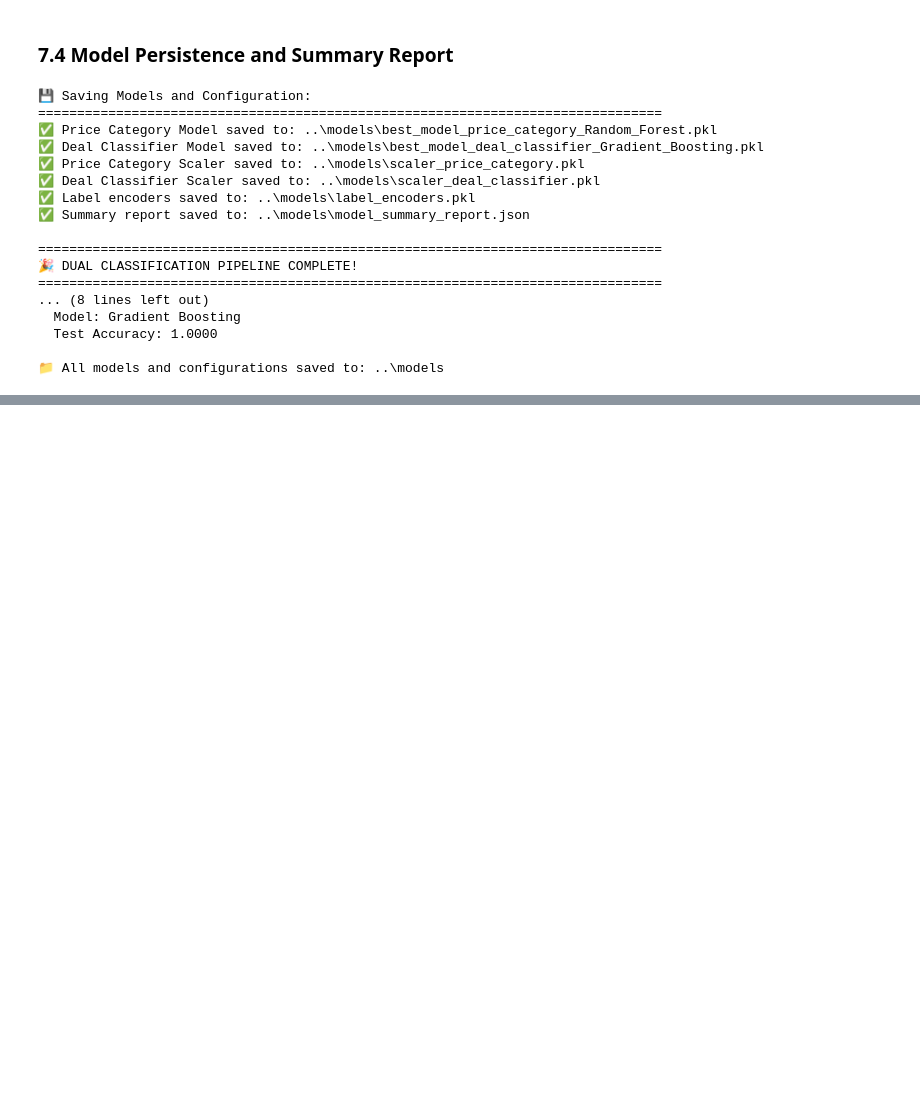
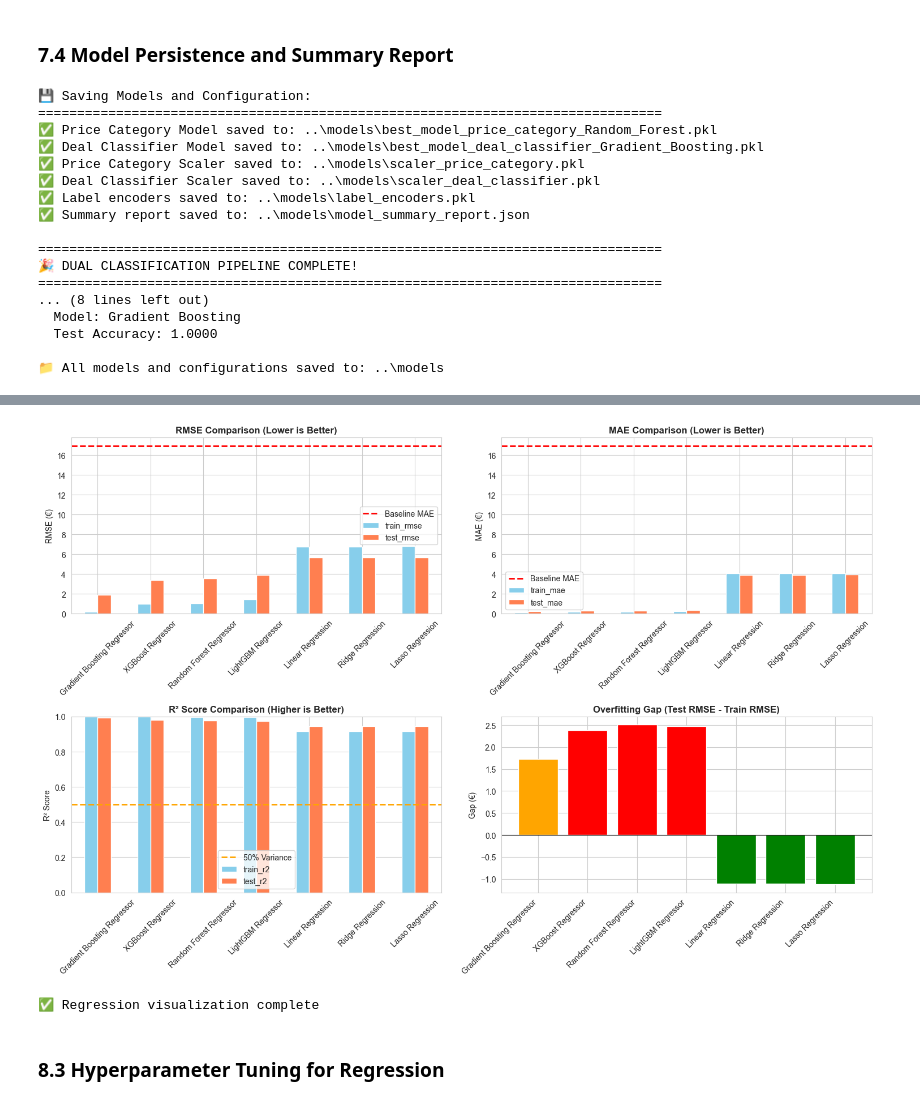
Before and after one commit to mddiab/web-scraping-project, a Jupyter notebook: notebooks/ML_Pipeline.ipynb, the cells around one changed output, grey strips where cells are left out. Saved outputs shown, nothing was run; the diff lists cells and outputs as text; code cells hidden in the pictures; blank space fills up the shorter version.

```diff
--- a/notebooks/ML_Pipeline.ipynb
+++ b/notebooks/ML_Pipeline.ipynb
@@ -1458,0 +1657,46 @@ print(f"\n📁 All models and configurations saved to: {model_dir}")
+# %%
+fig, axes = plt.subplots(2, 2, figsize=(15, 10))
+
+# RMSE Comparison
+regression_results_df[['train_rmse', 'test_rmse']].plot(kind='bar', ax=axes[0, 0], color=['skyblue', 'coral'])
+axes[0, 0].set_title('RMSE Comparison (Lower is Better)', fontweight='bold', fontsize=12)
+axes[0, 0].set_ylabel('RMSE (€)')
+axes[0, 0].tick_params(axis='x', rotation=45)
+axes[0, 0].axhline(y=baseline_mae, color='red', linestyle='--', label='Baseline MAE', linewidth=2)
+axes[0, 0].legend()
+
+# MAE Comparison
+regression_results_df[['train_mae', 'test_mae']].plot(kind='bar', ax=axes[0, 1], color=['skyblue', 'coral'])
+axes[0, 1].set_title('MAE Comparison (Lower is Better)', fontweight='bold', fontsize=12)
+axes[0, 1].set_ylabel('MAE (€)')
+axes[0, 1].tick_params(axis='x', rotation=45)
+axes[0, 1].axhline(y=baseline_mae, color='red', linestyle='--', label='Baseline MAE', linewidth=2)
+axes[0, 1].legend()
+
+# R² Score Comparison
+regression_results_df[['train_r2', 'test_r2']].plot(kind='bar', ax=axes[1, 0], color=['skyblue', 'coral'])
+axes[1, 0].set_title('R² Score Comparison (Higher is Better)', fontweight='bold', fontsize=12)
+axes[1, 0].set_ylabel('R² Score')
+axes[1, 0].set_ylim([0, 1])
+axes[1, 0].tick_params(axis='x', rotation=45)
+axes[1, 0].axhline(y=0.5, color='orange', linestyle='--', label='50% Variance', linewidth=2)
+axes[1, 0].legend()
+
+# Overfitting Gap (Test RMSE - Train RMSE)
+overfitting_gap = regression_results_df['test_rmse'] - regression_results_df['train_rmse']
+axes[1, 1].bar(range(len(overfitting_gap)), overfitting_gap.values, color=['green' if x < 1 else 'orange' if x < 2 else 'red' for x in overfitting_gap.values])
+axes[1, 1].set_title('Overfitting Gap (Test RMSE - Train RMSE)', fontweight='bold', fontsize=12)
+axes[1, 1].set_ylabel('Gap (€)')
+axes[1, 1].set_xticks(range(len(overfitting_gap)))
+axes[1, 1].set_xticklabels(overfitting_gap.index, rotation=45, ha='right')
+axes[1, 1].axhline(y=0, color='black', linestyle='-', linewidth=0.8)
+
+plt.tight_layout()
+plt.show()
+
+print("✅ Regression visualization complete")
+# %% [output]
+[figure, added]
+✅ Regression visualization complete
+# %% [markdown]
+### 8.3 Hyperparameter Tuning for Regression
```
Also changed, not shown: parts of 25 cells of this notebook, 6 other files.
